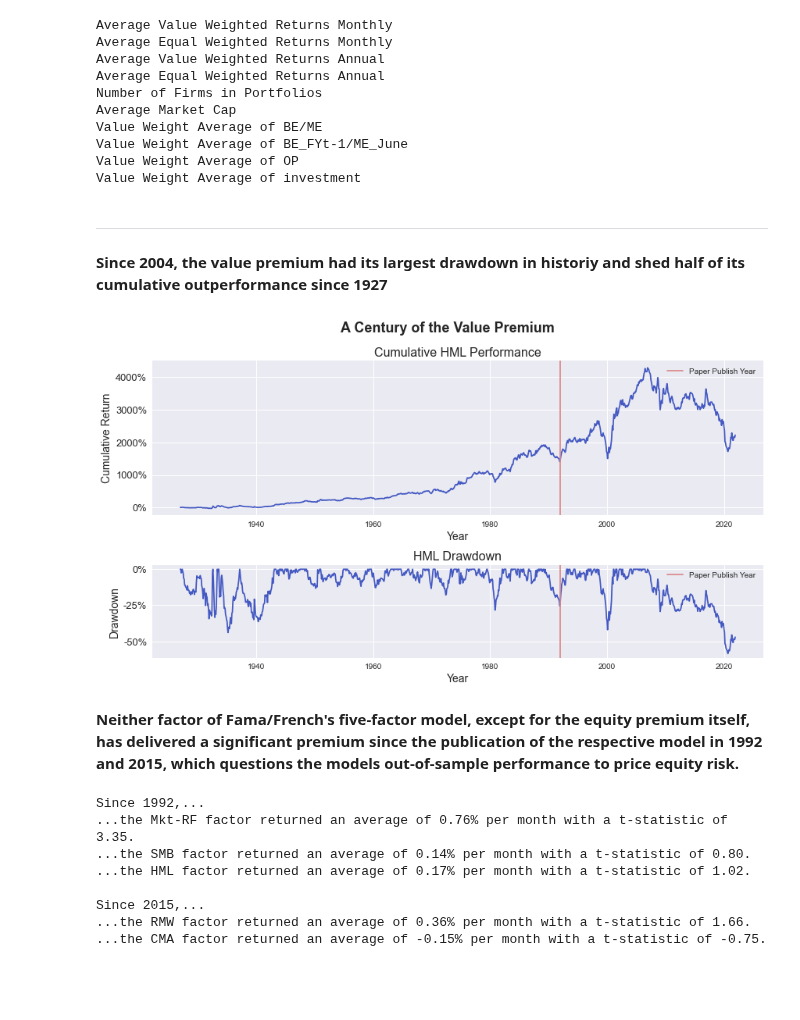
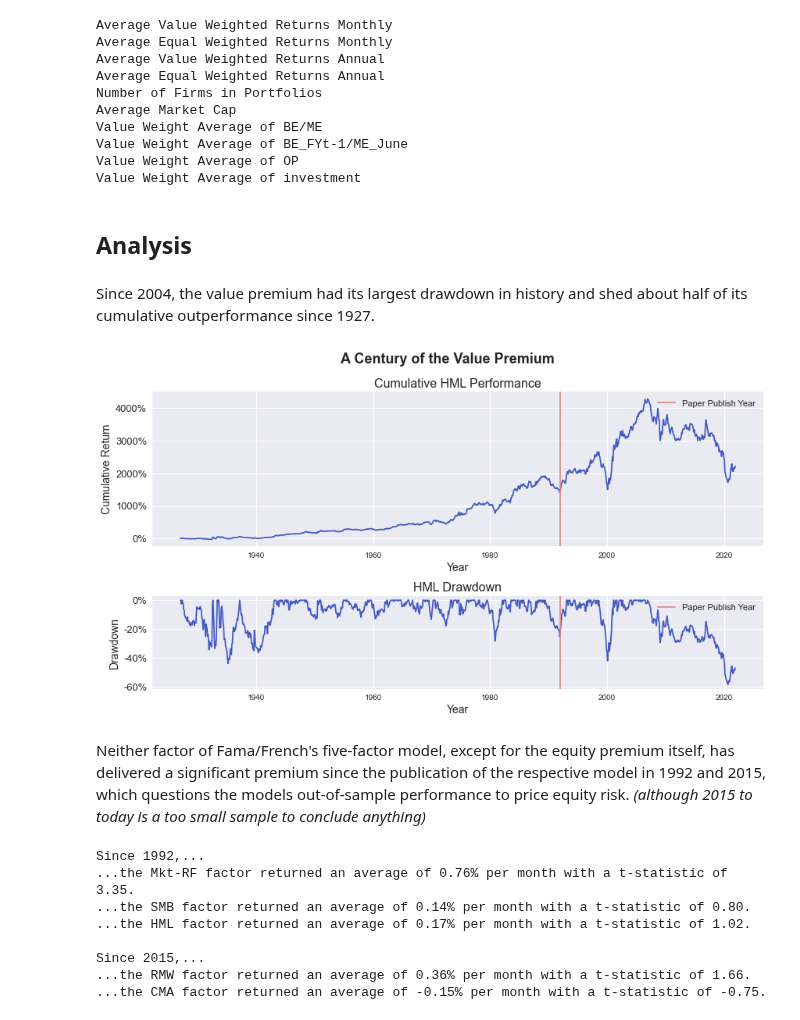
Before and after one commit to jonasniemeyer/investing-ideas, a Jupyter notebook: analyzing_the_value_premium.ipynb, the cells around one changed output. Saved outputs shown, nothing was run; the diff lists cells and outputs as text; code cells hidden in the pictures; blank space fills up the shorter version.

```diff
--- a/analyzing_the_value_premium.ipynb
+++ b/analyzing_the_value_premium.ipynb
@@ -72,40 +70,40 @@ Value Weight Average of BE_FYt-1/ME_June
 Value Weight Average of OP
 Value Weight Average of investment
 # %% [markdown]
----
+## Analysis
 # %% [markdown]
-**Since 2004, the value premium had its largest drawdown in historiy and shed half of its cumulative outperformance since 1927**
+Since 2004, the value premium had its largest drawdown in history and shed about half of its cumulative outperformance since 1927.
 # %%
 df["HML cumulative"] = (1+df["HML"]).cumprod()
 df["HML drawdown"] = df["HML cumulative"] / df["HML cumulative"].cummax() - 1
 
 figure, axes = plt.subplots(2, gridspec_kw={'height_ratios': [5, 3]}, figsize=(14,7))
 plt.subplots_adjust(hspace=0.4)
 figure.suptitle("A Century of the Value Premium", fontsize=18, fontweight="bold")
 
 axes[0].set_title("Cumulative HML Performance", size=16)
 axes[0].set_xlabel("Year", size=14)
 yticks = np.linspace(0, (df["HML cumulative"]-1).max() // 10 * 10, 5)
 axes[0].set_yticks(yticks)
 axes[0].set_yticklabels([f"{tick:.0%}" for tick in yticks], size=13)
 axes[0].set_ylabel("Cumulative Return", size=14)
 axes[0].plot(df["HML cumulative"]-1, color="#4459c2")
 axes[0].axvline(x=(1992-1970)*365, label="Paper Publish Year", color="#db8a8a")
-axes[0].legend();
+axes[0].legend(fontsize=11, loc="upper right");
 
 axes[1].set_title("HML Drawdown", size=16)
 axes[1].set_xlabel("Year", size=14)
-yticks = np.linspace(-1, 0, 5)
+yticks = [-0.6,-0.4,-0.2, 0]
 axes[1].set_yticks(yticks)
 axes[1].set_yticklabels([f"{tick:.0%}" for tick in yticks], size=13)
 axes[1].set_ylabel("Drawdown", size=14)
 axes[1].plot(df["HML drawdown"], color="#4459c2")
 axes[1].axvline(x=(1992-1970)*365, label="Paper Publish Year", color="#db8a8a")
-axes[1].legend();
+axes[1].legend(fontsize=11, loc="upper right");
 # %% [output]
-[figure, old version]
+[figure, new version]
 # %% [markdown]
-**Neither factor of Fama/French's five-factor model, except for the equity premium itself, has delivered a significant premium since the publication of the respective model in 1992 and 2015, which questions the models out-of-sample performance to price equity risk.**
+Neither factor of Fama/French's five-factor model, except for the equity premium itself, has delivered a significant premium since the publication of the respective model in 1992 and 2015, which questions the models out-of-sample performance to price equity risk. *(although 2015 to today is a too small sample to conclude anything)*
 # %%
 print("Since 1992,...")
 for factor in ("Mkt-RF", "SMB", "HML"):
```
Also changed, not shown: parts of 3 cells of this notebook.
